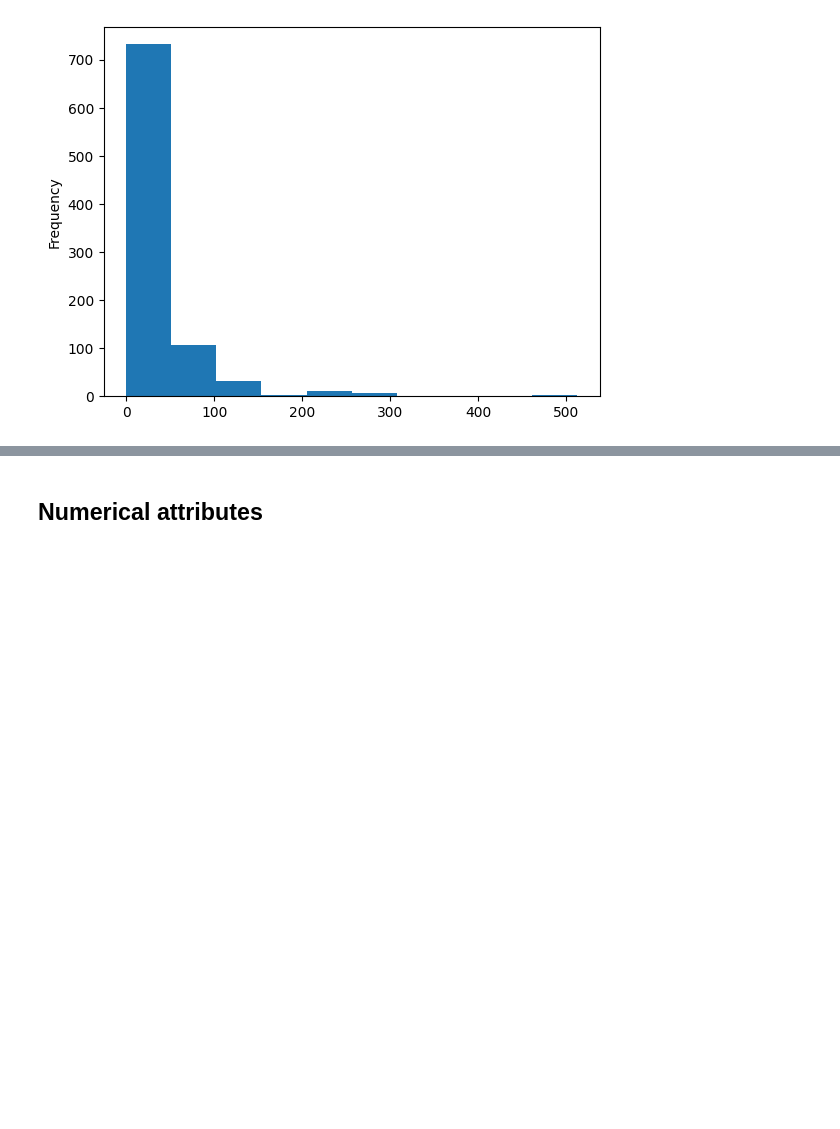
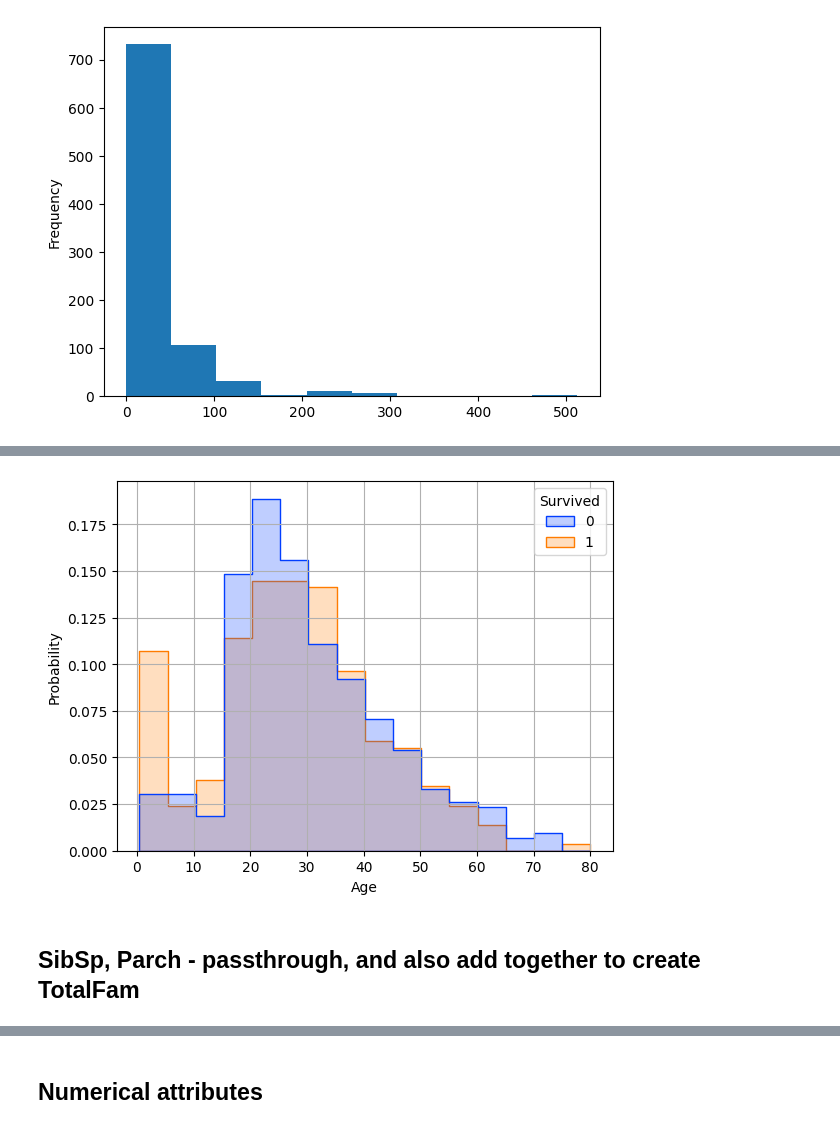
Before and after one commit to rfdspeng/ml_ai_portfolio, a Jupyter notebook: titanic/titanic.ipynb, the cells around one changed output, grey strips where cells are left out. Saved outputs shown, nothing was run; the diff lists cells and outputs as text; code cells hidden in the pictures; blank space fills up the shorter version.

```diff
--- a/titanic/titanic.ipynb
+++ b/titanic/titanic.ipynb
@@ -148,0 +173,10 @@ plt.show()
+# %%
+ax = sns.histplot(df, x="Age", hue="Survived", stat="probability", \
+                  binwidth=5, common_norm=False, multiple="layer", \
+                  element="step", palette="bright", \
+                    kde=False, kde_kws={"bw_adjust": 0.5})
+ax.grid()
+# %% [output]
+[figure, added]
+# %% [markdown]
+## SibSp, Parch - passthrough, and also add together to create TotalFam
```
Also changed, not shown: parts of 41 cells of this notebook, 2 other files.
